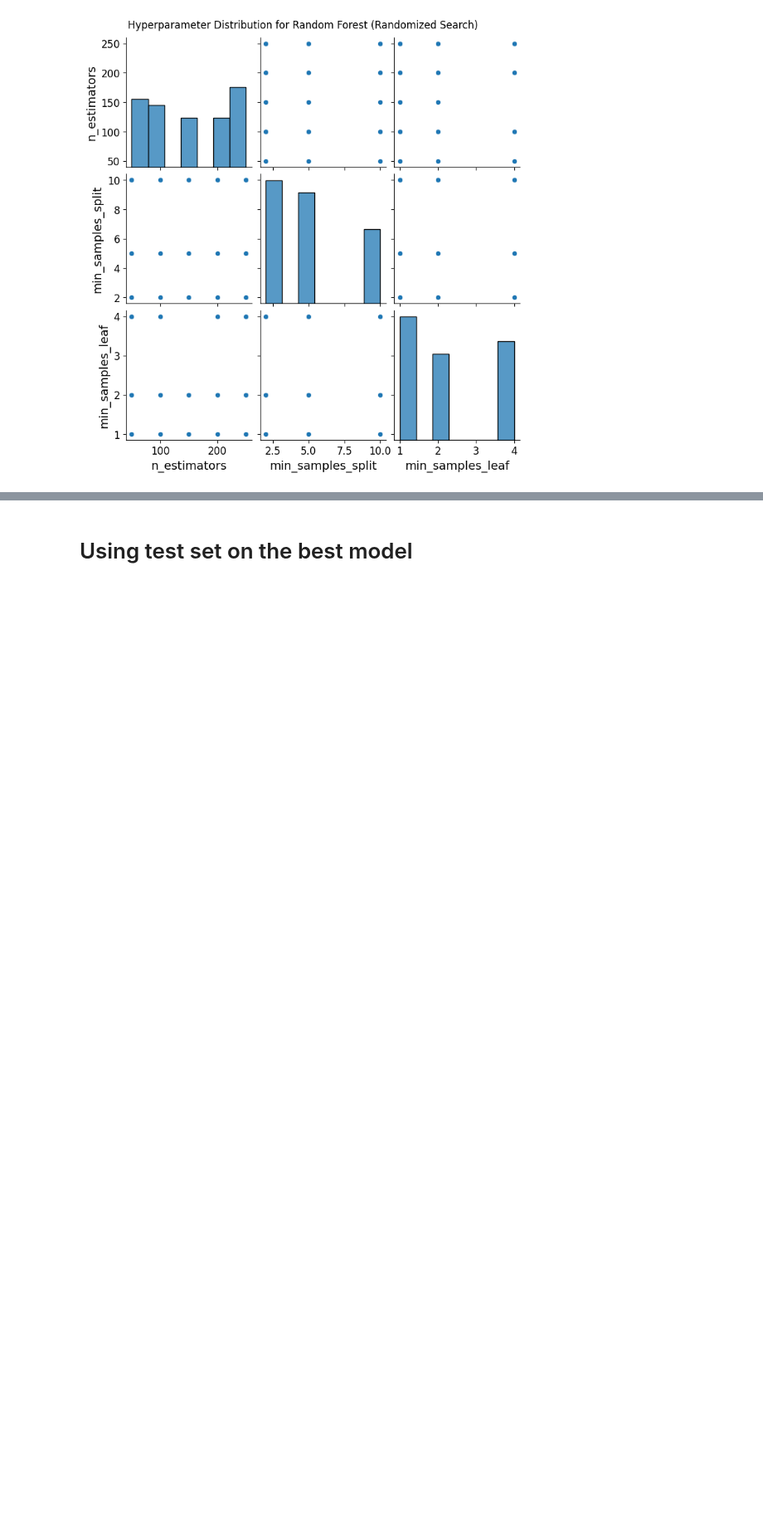
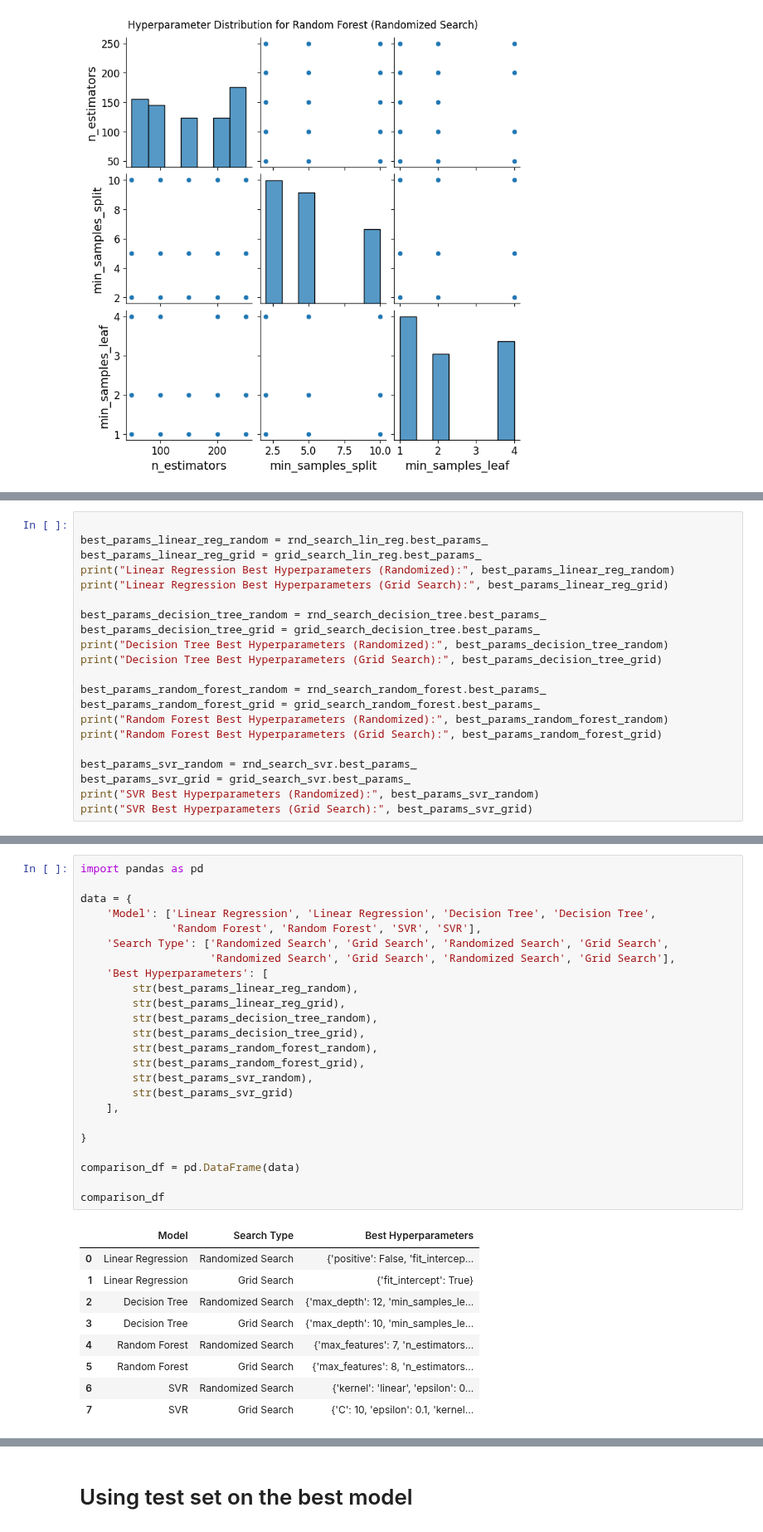
Before and after one commit to Justine-IA/IAI600Lab, a Jupyter notebook: main.ipynb, the cells around one changed output, grey strips where cells are left out. Shown at 83% size. Cells and saved outputs as stored; diff of their text form; blank space fills up the shorter version.

```diff
--- a/main.ipynb
+++ b/main.ipynb
@@ -1047,0 +1108,21 @@ plt.show()
+# %%
+
+best_params_linear_reg_random = rnd_search_lin_reg.best_params_
+best_params_linear_reg_grid = grid_search_lin_reg.best_params_
+print("Linear Regression Best Hyperparameters (Randomized):", best_params_linear_reg_random)
+print("Linear Regression Best Hyperparameters (Grid Search):", best_params_linear_reg_grid)
+
+best_params_decision_tree_random = rnd_search_decision_tree.best_params_
+best_params_decision_tree_grid = grid_search_decision_tree.best_params_
+print("Decision Tree Best Hyperparameters (Randomized):", best_params_decision_tree_random)
+print("Decision Tree Best Hyperparameters (Grid Search):", best_params_decision_tree_grid)
+
+best_params_random_forest_random = rnd_search_random_forest.best_params_
+best_params_random_forest_grid = grid_search_random_forest.best_params_
+print("Random Forest Best Hyperparameters (Randomized):", best_params_random_forest_random)
+print("Random Forest Best Hyperparameters (Grid Search):", best_params_random_forest_grid)
+
+best_params_svr_random = rnd_search_svr.best_params_
+best_params_svr_grid = grid_search_svr.best_params_
+print("SVR Best Hyperparameters (Randomized):", best_params_svr_random)
+print("SVR Best Hyperparameters (Grid Search):", best_params_svr_grid)
@@ -1047,0 +1138,34 @@ plt.show()
+# %%
+import pandas as pd
+
+data = {
+    'Model': ['Linear Regression', 'Linear Regression', 'Decision Tree', 'Decision Tree',
+              'Random Forest', 'Random Forest', 'SVR', 'SVR'],
+    'Search Type': ['Randomized Search', 'Grid Search', 'Randomized Search', 'Grid Search',
+                    'Randomized Search', 'Grid Search', 'Randomized Search', 'Grid Search'],
+    'Best Hyperparameters': [
+        str(best_params_linear_reg_random),
+        str(best_params_linear_reg_grid),
+        str(best_params_decision_tree_random),
+        str(best_params_decision_tree_grid),
+        str(best_params_random_forest_random),
+        str(best_params_random_forest_grid),
+        str(best_params_svr_random),
+        str(best_params_svr_grid)
+    ],
+
+}
+
+comparison_df = pd.DataFrame(data)
+
+comparison_df
+# %% [output]
+|  | Model | Search Type | Best Hyperparameters |
+| 0 | Linear Regression | Randomized Search | {'positive': False, 'fit_intercep... |
+| 1 | Linear Regression | Grid Search | {'fit_intercept': True} |
+| 2 | Decision Tree | Randomized Search | {'max_depth': 12, 'min_samples_le... |
+| 3 | Decision Tree | Grid Search | {'max_depth': 10, 'min_samples_le... |
+| 4 | Random Forest | Randomized Search | {'max_features': 7, 'n_estimators... |
+| 5 | Random Forest | Grid Search | {'max_features': 8, 'n_estimators... |
+| 6 | SVR | Randomized Search | {'kernel': 'linear', 'epsilon': 0... |
+| 7 | SVR | Grid Search | {'C': 10, 'epsilon': 0.1, 'kernel... |
```
Also changed, not shown: parts of 9 cells of this notebook.
